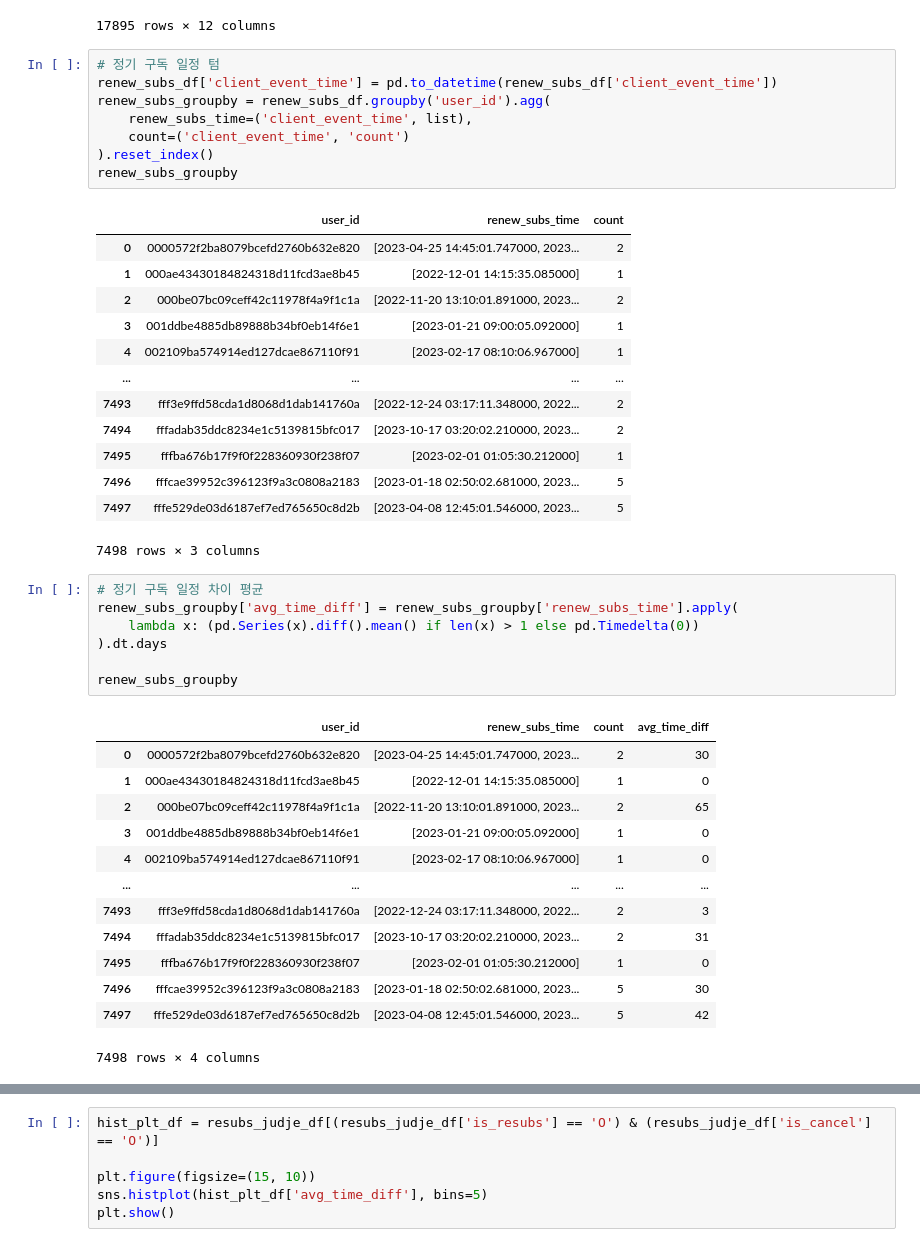
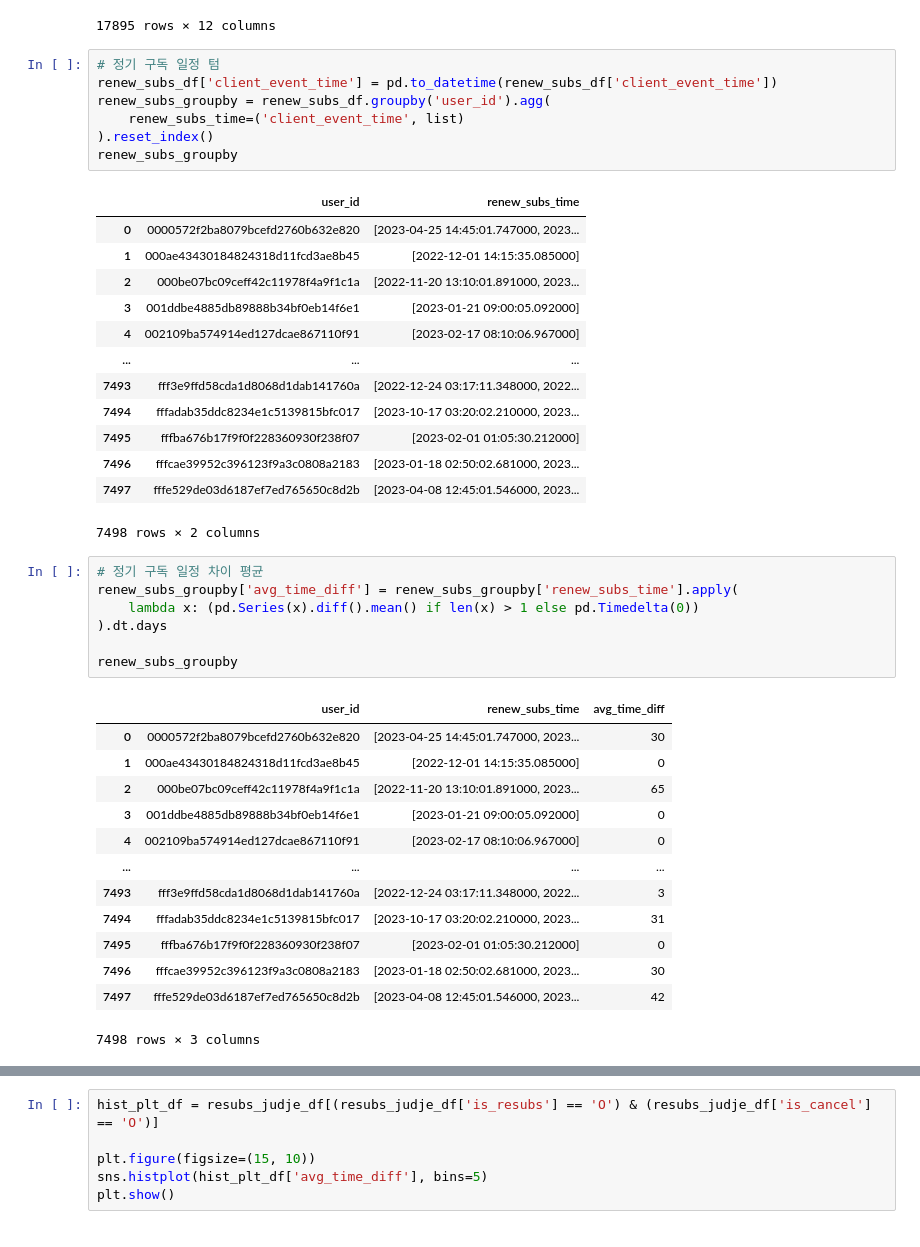
Before and after one commit to saeraniren/intermediate_project, a Jupyter notebook: lwc_main.ipynb, the cells around one changed output, grey strips where cells are left out. Drawn from its saved outputs; the diff is of its cells as text.

```diff
--- a/lwc_main.ipynb
+++ b/lwc_main.ipynb
@@ -1363,25 +1379,24 @@ cancel_plan_df
 # %%
 # 정기 구독 일정 텀
 renew_subs_df['client_event_time'] = pd.to_datetime(renew_subs_df['client_event_time'])
 renew_subs_groupby = renew_subs_df.groupby('user_id').agg(
-    renew_subs_time=('client_event_time', list),
-    count=('client_event_time', 'count')
+    renew_subs_time=('client_event_time', list)
 ).reset_index()
 renew_subs_groupby
 # %% [output]
-|  | user_id | renew_subs_time | count |
-| 0 | 0000572f2ba8079bcefd2760b632e820 | [2023-04-25 14:45:01.747000, 2023... | 2 |
-| 1 | 000ae43430184824318d11fcd3ae8b45 | [2022-12-01 14:15:35.085000] | 1 |
-| 2 | 000be07bc09ceff42c11978f4a9f1c1a | [2022-11-20 13:10:01.891000, 2023... | 2 |
-| 3 | 001ddbe4885db89888b34bf0eb14f6e1 | [2023-01-21 09:00:05.092000] | 1 |
-| 4 | 002109ba574914ed127dcae867110f91 | [2023-02-17 08:10:06.967000] | 1 |
-| ... | ... | ... | ... |
-| 7493 | fff3e9ffd58cda1d8068d1dab141760a | [2022-12-24 03:17:11.348000, 2022... | 2 |
-| 7494 | fffadab35ddc8234e1c5139815bfc017 | [2023-10-17 03:20:02.210000, 2023... | 2 |
-| 7495 | fffba676b17f9f0f228360930f238f07 | [2023-02-01 01:05:30.212000] | 1 |
-| 7496 | fffcae39952c396123f9a3c0808a2183 | [2023-01-18 02:50:02.681000, 2023... | 5 |
-| 7497 | fffe529de03d6187ef7ed765650c8d2b | [2023-04-08 12:45:01.546000, 2023... | 5 |
+|  | user_id | renew_subs_time |
+| 0 | 0000572f2ba8079bcefd2760b632e820 | [2023-04-25 14:45:01.747000, 2023... |
+| 1 | 000ae43430184824318d11fcd3ae8b45 | [2022-12-01 14:15:35.085000] |
+| 2 | 000be07bc09ceff42c11978f4a9f1c1a | [2022-11-20 13:10:01.891000, 2023... |
+| 3 | 001ddbe4885db89888b34bf0eb14f6e1 | [2023-01-21 09:00:05.092000] |
+| 4 | 002109ba574914ed127dcae867110f91 | [2023-02-17 08:10:06.967000] |
+| ... | ... | ... |
+| 7493 | fff3e9ffd58cda1d8068d1dab141760a | [2022-12-24 03:17:11.348000, 2022... |
+| 7494 | fffadab35ddc8234e1c5139815bfc017 | [2023-10-17 03:20:02.210000, 2023... |
+| 7495 | fffba676b17f9f0f228360930f238f07 | [2023-02-01 01:05:30.212000] |
+| 7496 | fffcae39952c396123f9a3c0808a2183 | [2023-01-18 02:50:02.681000, 2023... |
+| 7497 | fffe529de03d6187ef7ed765650c8d2b | [2023-04-08 12:45:01.546000, 2023... |
-7498 rows × 3 columns
+7498 rows × 2 columns
 # %%
 # 정기 구독 일정 차이 평균
 renew_subs_groupby['avg_time_diff'] = renew_subs_groupby['renew_subs_time'].apply(
@@ -1390,17 +1405,17 @@ renew_subs_groupby['avg_time_diff'] = renew_subs_groupby['renew_subs_time'].appl
 
 renew_subs_groupby
 # %% [output]
-|  | user_id | renew_subs_time | count | avg_time_diff |
-| 0 | 0000572f2ba8079bcefd2760b632e820 | [2023-04-25 14:45:01.747000, 2023... | 2 | 30 |
-| 1 | 000ae43430184824318d11fcd3ae8b45 | [2022-12-01 14:15:35.085000] | 1 | 0 |
-| 2 | 000be07bc09ceff42c11978f4a9f1c1a | [2022-11-20 13:10:01.891000, 2023... | 2 | 65 |
-| 3 | 001ddbe4885db89888b34bf0eb14f6e1 | [2023-01-21 09:00:05.092000] | 1 | 0 |
-| 4 | 002109ba574914ed127dcae867110f91 | [2023-02-17 08:10:06.967000] | 1 | 0 |
-| ... | ... | ... | ... | ... |
-| 7493 | fff3e9ffd58cda1d8068d1dab141760a | [2022-12-24 03:17:11.348000, 2022... | 2 | 3 |
-| 7494 | fffadab35ddc8234e1c5139815bfc017 | [2023-10-17 03:20:02.210000, 2023... | 2 | 31 |
-| 7495 | fffba676b17f9f0f228360930f238f07 | [2023-02-01 01:05:30.212000] | 1 | 0 |
-| 7496 | fffcae39952c396123f9a3c0808a2183 | [2023-01-18 02:50:02.681000, 2023... | 5 | 30 |
-| 7497 | fffe529de03d6187ef7ed765650c8d2b | [2023-04-08 12:45:01.546000, 2023... | 5 | 42 |
+|  | user_id | renew_subs_time | avg_time_diff |
+| 0 | 0000572f2ba8079bcefd2760b632e820 | [2023-04-25 14:45:01.747000, 2023... | 30 |
+| 1 | 000ae43430184824318d11fcd3ae8b45 | [2022-12-01 14:15:35.085000] | 0 |
+| 2 | 000be07bc09ceff42c11978f4a9f1c1a | [2022-11-20 13:10:01.891000, 2023... | 65 |
+| 3 | 001ddbe4885db89888b34bf0eb14f6e1 | [2023-01-21 09:00:05.092000] | 0 |
+| 4 | 002109ba574914ed127dcae867110f91 | [2023-02-17 08:10:06.967000] | 0 |
+| ... | ... | ... | ... |
+| 7493 | fff3e9ffd58cda1d8068d1dab141760a | [2022-12-24 03:17:11.348000, 2022... | 3 |
+| 7494 | fffadab35ddc8234e1c5139815bfc017 | [2023-10-17 03:20:02.210000, 2023... | 31 |
+| 7495 | fffba676b17f9f0f228360930f238f07 | [2023-02-01 01:05:30.212000] | 0 |
+| 7496 | fffcae39952c396123f9a3c0808a2183 | [2023-01-18 02:50:02.681000, 2023... | 30 |
+| 7497 | fffe529de03d6187ef7ed765650c8d2b | [2023-04-08 12:45:01.546000, 2023... | 42 |
-7498 rows × 4 columns
+7498 rows × 3 columns
 # %%
```
Also changed, not shown: parts of 3 cells of this notebook.
